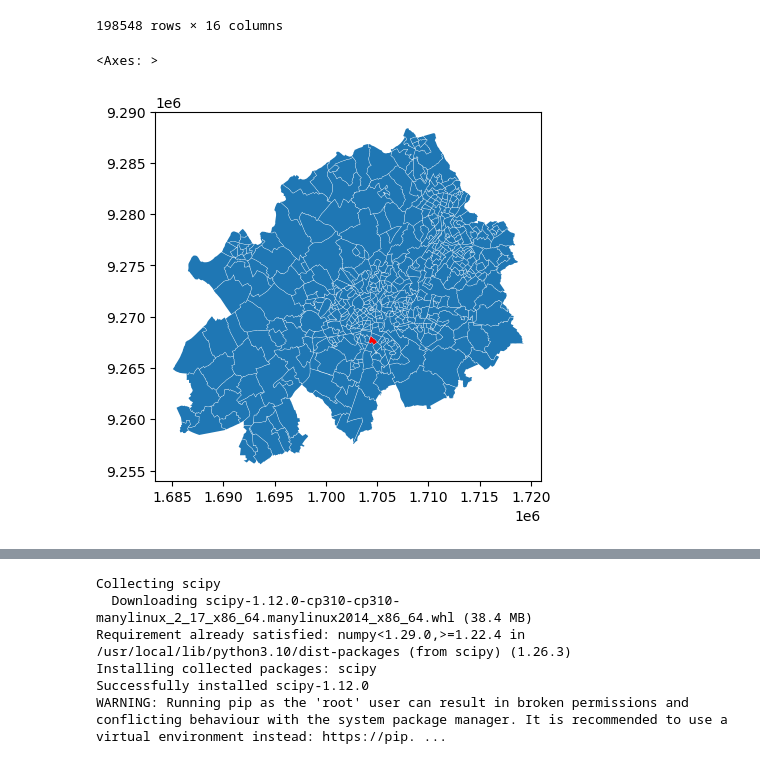
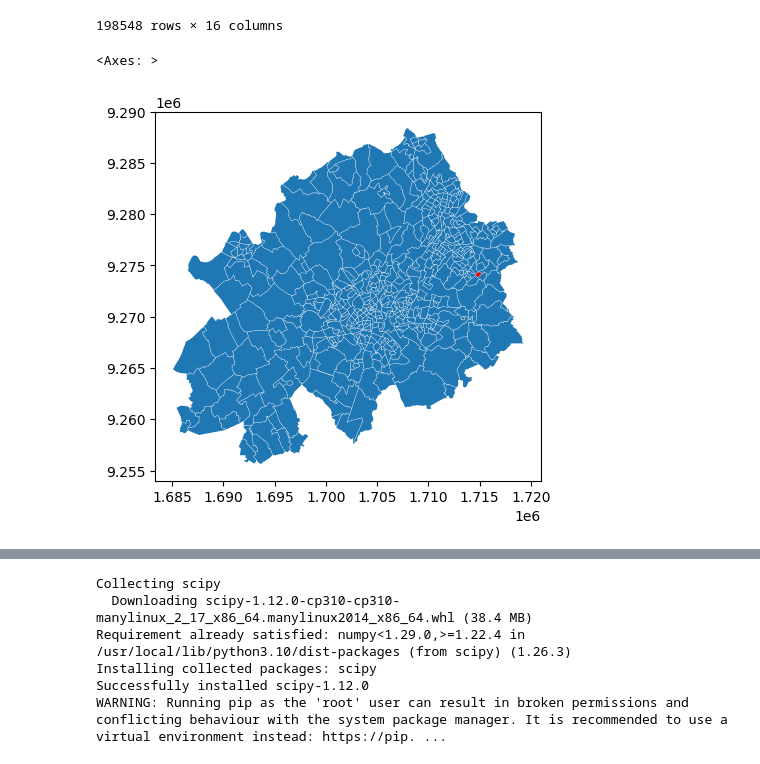
Before and after one commit to nvengeon/DataAnalysis, a Jupyter notebook: project_Nicolas.ipynb, the cells around one changed output, grey strips where cells are left out. Saved outputs shown, nothing was run; the diff lists cells and outputs as text; code cells hidden in the pictures.

```diff
--- a/project_Nicolas.ipynb
+++ b/project_Nicolas.ipynb
@@ -358,14 +358,14 @@ dfe_bike.to_crs(3950)
 # %%
 ax = lilleMetropolisBuffed.plot(linewidth=0.1)
 
-geometry_to_plot = lilleMetropolisBuffed.iloc[2]['geometry']
+geometry_to_plot = lilleMetropolisBuffed.iloc[1]['geometry']
 
 gdf_to_plot = gpd.GeoDataFrame(geometry=[geometry_to_plot])
 
 gdf_to_plot.plot(ax=ax, color='red', linewidth=4)
 # %% [output]
 <Axes: >
-[figure, old version]
+[figure, new version]
 # %%
 dfe_bike.head()
 # %% [output]
```
Also changed, not shown: parts of 2 cells of this notebook, 3 other files.
